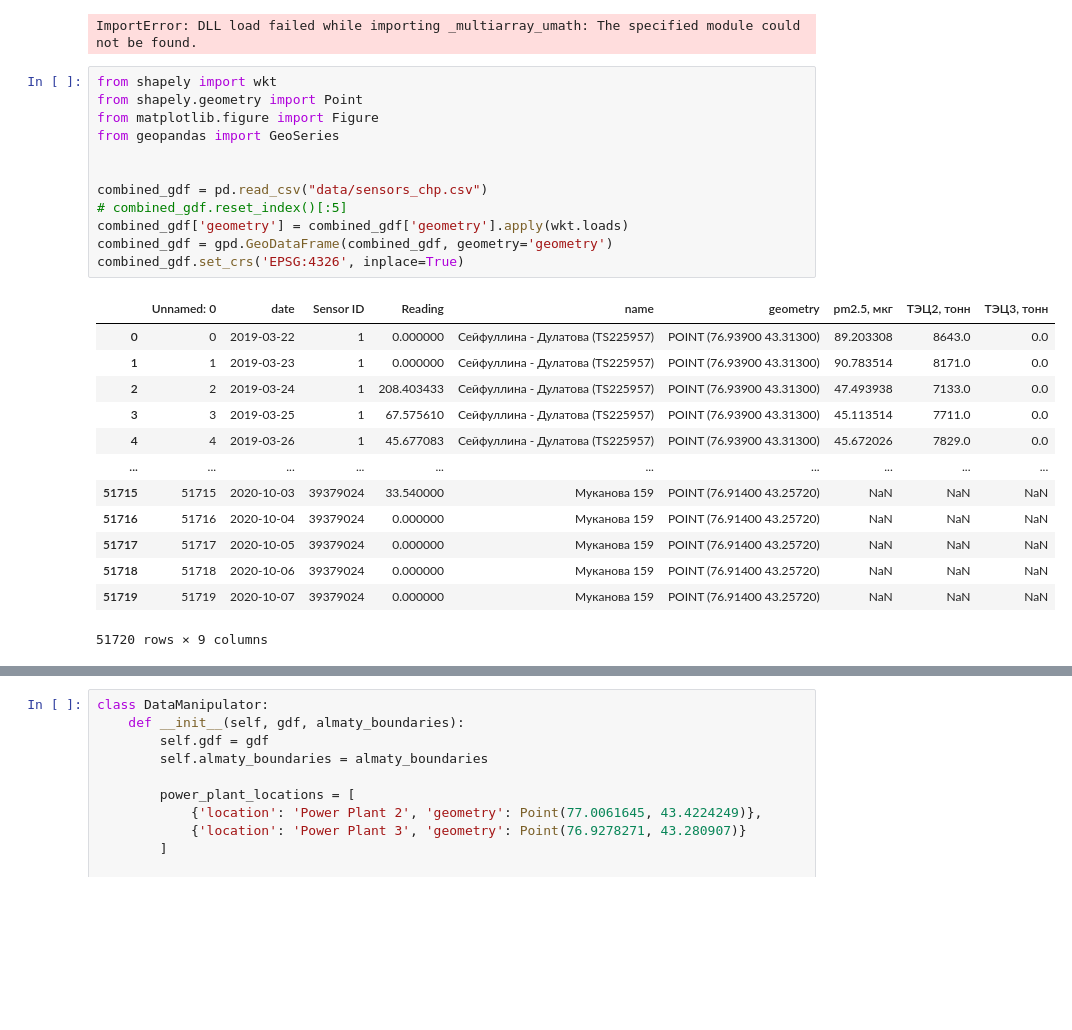
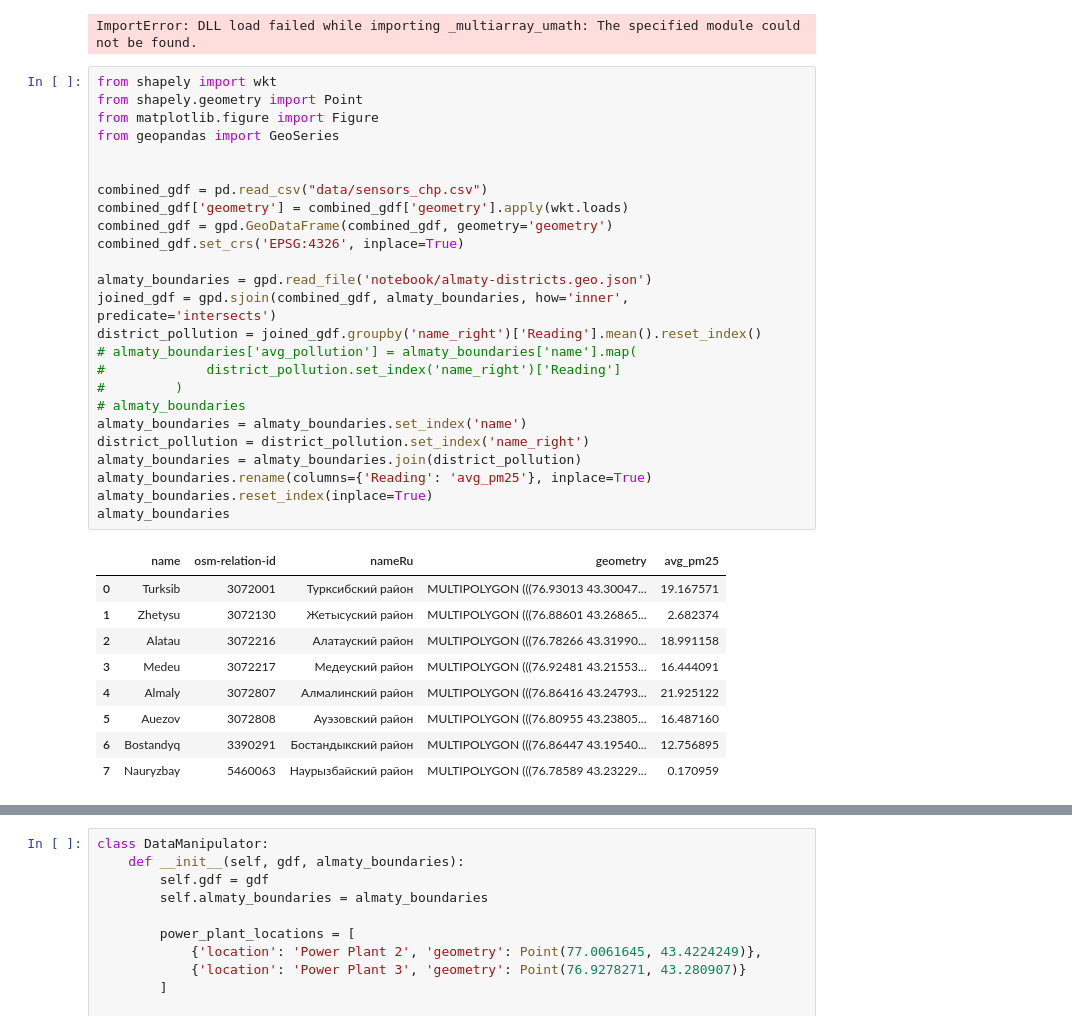
Before and after one commit to d1saku/almaty_air_pollution_viz, a Jupyter notebook: the_gui.ipynb, the cells around one changed output, grey strips where cells are left out. Saved outputs shown, nothing was run; the diff lists cells and outputs as text; blank space fills up the shorter version.

```diff
--- a/the_gui.ipynb
+++ b/the_gui.ipynb
@@ -18,26 +18,35 @@ ImportError: DLL load failed while importing _multiarray_umath: The specified mo
 # %%
 from shapely import wkt
 from shapely.geometry import Point
 from matplotlib.figure import Figure
 from geopandas import GeoSeries
 
 
 combined_gdf = pd.read_csv("data/sensors_chp.csv")
-# combined_gdf.reset_index()[:5]
 combined_gdf['geometry'] = combined_gdf['geometry'].apply(wkt.loads)
 combined_gdf = gpd.GeoDataFrame(combined_gdf, geometry='geometry')
 combined_gdf.set_crs('EPSG:4326', inplace=True)
+
+almaty_boundaries = gpd.read_file('notebook/almaty-districts.geo.json')
+joined_gdf = gpd.sjoin(combined_gdf, almaty_boundaries, how='inner', predicate='intersects')
+district_pollution = joined_gdf.groupby('name_right')['Reading'].mean().reset_index()
+# almaty_boundaries['avg_pollution'] = almaty_boundaries['name'].map(
+#             district_pollution.set_index('name_right')['Reading']
+#         )
+# almaty_boundaries
+almaty_boundaries = almaty_boundaries.set_index('name')
+district_pollution = district_pollution.set_index('name_right')
+almaty_boundaries = almaty_boundaries.join(district_pollution)
+almaty_boundaries.rename(columns={'Reading': 'avg_pm25'}, inplace=True)
+almaty_boundaries.reset_index(inplace=True)
+almaty_boundaries
 # %% [output]
-|  | Unnamed: 0 | date | Sensor ID | Reading | name | geometry | pm2.5, мкг | ТЭЦ2, тонн | ТЭЦ3, тонн |
-| 0 | 0 | 2019-03-22 | 1 | 0.000000 | Сейфуллина - Дулатова (TS225957) | POINT (76.93900 43.31300) | 89.203308 | 8643.0 | 0.0 |
-| 1 | 1 | 2019-03-23 | 1 | 0.000000 | Сейфуллина - Дулатова (TS225957) | POINT (76.93900 43.31300) | 90.783514 | 8171.0 | 0.0 |
-| 2 | 2 | 2019-03-24 | 1 | 208.403433 | Сейфуллина - Дулатова (TS225957) | POINT (76.93900 43.31300) | 47.493938 | 7133.0 | 0.0 |
-| 3 | 3 | 2019-03-25 | 1 | 67.575610 | Сейфуллина - Дулатова (TS225957) | POINT (76.93900 43.31300) | 45.113514 | 7711.0 | 0.0 |
-| 4 | 4 | 2019-03-26 | 1 | 45.677083 | Сейфуллина - Дулатова (TS225957) | POINT (76.93900 43.31300) | 45.672026 | 7829.0 | 0.0 |
-| ... | ... | ... | ... | ... | ... | ... | ... | ... | ... |
-| 51715 | 51715 | 2020-10-03 | 39379024 | 33.540000 | Муканова 159 | POINT (76.91400 43.25720) | NaN | NaN | NaN |
-| 51716 | 51716 | 2020-10-04 | 39379024 | 0.000000 | Муканова 159 | POINT (76.91400 43.25720) | NaN | NaN | NaN |
-| 51717 | 51717 | 2020-10-05 | 39379024 | 0.000000 | Муканова 159 | POINT (76.91400 43.25720) | NaN | NaN | NaN |
-| 51718 | 51718 | 2020-10-06 | 39379024 | 0.000000 | Муканова 159 | POINT (76.91400 43.25720) | NaN | NaN | NaN |
-| 51719 | 51719 | 2020-10-07 | 39379024 | 0.000000 | Муканова 159 | POINT (76.91400 43.25720) | NaN | NaN | NaN |
+|  | name | osm-relation-id | nameRu | geometry | avg_pm25 |
+| 0 | Turksib | 3072001 | Турксибский район | MULTIPOLYGON (((76.93013 43.30047... | 19.167571 |
+| 1 | Zhetysu | 3072130 | Жетысуский район | MULTIPOLYGON (((76.88601 43.26865... | 2.682374 |
+| 2 | Alatau | 3072216 | Алатауский район | MULTIPOLYGON (((76.78266 43.31990... | 18.991158 |
+| 3 | Medeu | 3072217 | Медеуский район | MULTIPOLYGON (((76.92481 43.21553... | 16.444091 |
+| 4 | Almaly | 3072807 | Алмалинский район | MULTIPOLYGON (((76.86416 43.24793... | 21.925122 |
+| 5 | Auezov | 3072808 | Ауэзовский район | MULTIPOLYGON (((76.80955 43.23805... | 16.487160 |
+| 6 | Bostandyq | 3390291 | Бостандыкский район | MULTIPOLYGON (((76.86447 43.19540... | 12.756895 |
+| 7 | Nauryzbay | 5460063 | Наурызбайский район | MULTIPOLYGON (((76.78589 43.23229... | 0.170959 |
-51720 rows × 9 columns
```
Also changed, not shown: parts of 1 cell of this notebook.
